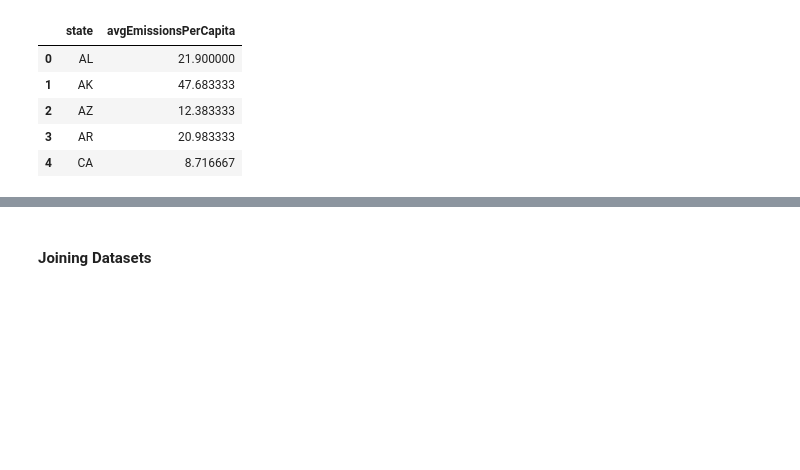
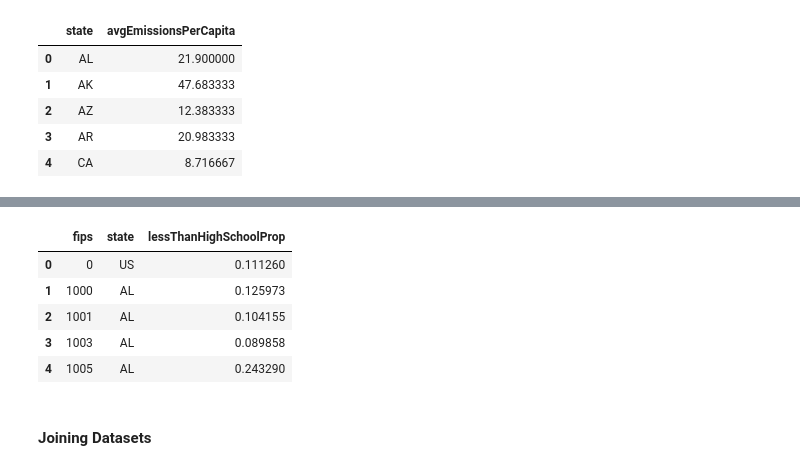
Before and after one commit to paulroconnor/UNFCCC-Econometric-Analysis, a Jupyter notebook: DataPreparation.ipynb, the cells around one changed output, grey strips where cells are left out. Cells and saved outputs as stored; diff of their text form; code cells hidden in the pictures; blank space fills up the shorter version.

Commit message:
Add Education by County

```diff
--- a/DataPreparation.ipynb
+++ b/DataPreparation.ipynb
@@ -208,3 +211,16 @@ Emissions.head()
+# %%
+EducationbyCounty = pd.read_excel('RawData/EducationbyCounty.xlsx')
+# %%
+EducationbyCounty = EducationbyCounty[['fips','state','lessThanHighSchoolProp']]
+# %%
+EducationbyCounty.head()
+# %% [output]
+|  | fips | state | lessThanHighSchoolProp |
+| 0 | 0 | US | 0.111260 |
+| 1 | 1000 | AL | 0.125973 |
+| 2 | 1001 | AL | 0.104155 |
+| 3 | 1003 | AL | 0.089858 |
+| 4 | 1005 | AL | 0.243290 |
 # %% [markdown]
 #### Joining Datasets
 # %% [markdown]
```
Also changed, not shown: parts of 5 cells of this notebook.
